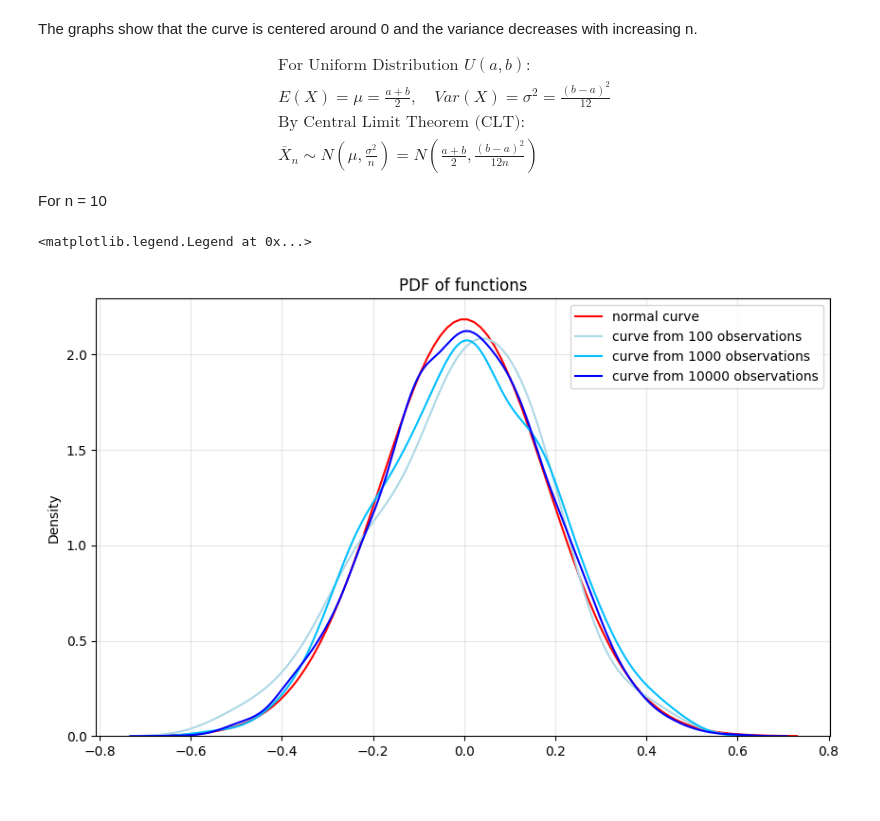
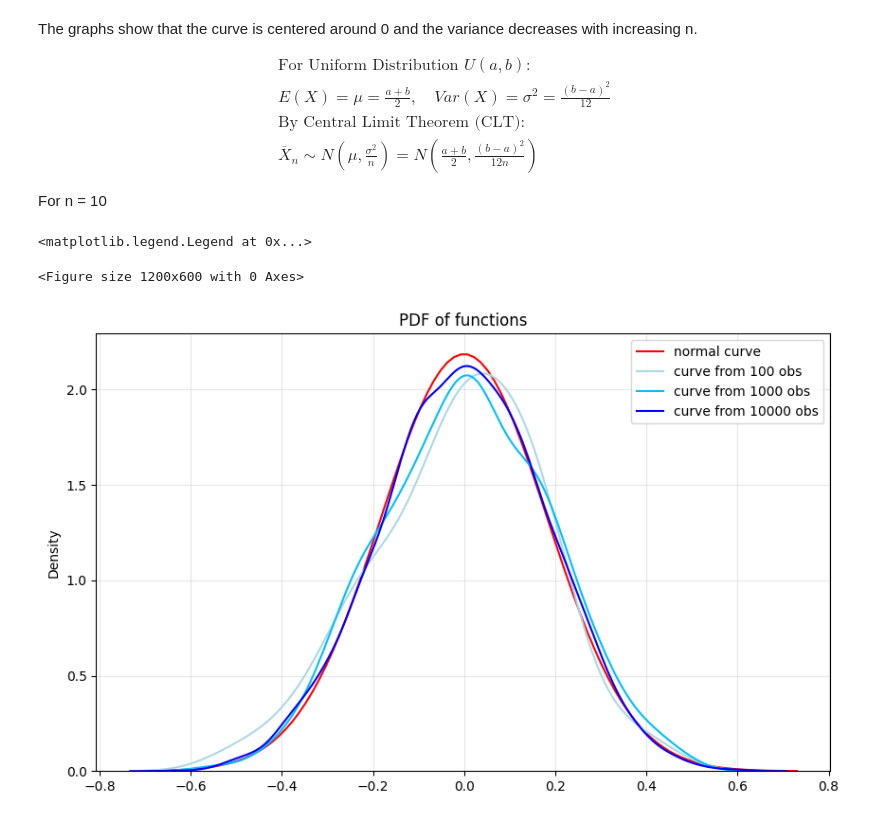
Before and after one commit to scamlumamontov/Projects, a Jupyter notebook: LLN and CLT/llnclt.ipynb, the cells around one changed output. Saved outputs shown, nothing was run; the diff lists cells and outputs as text; code cells hidden in the pictures.

```diff
--- a/LLN and CLT/llnclt.ipynb
+++ b/LLN and CLT/llnclt.ipynb
@@ -75,7 +75,7 @@ $$
 Case 1: Covariance decays over time
 # %%
 #AR proccess with rho = 0.98
-n = 3000
+n = 9000
 val = np.random.normal(0, 1, n)
 avg = np.cumsum(val) / np.arange(1, n + 1)
 
@@ -112,13 +112,12 @@ def get_block(n): #Block of AR-vars with size n
     val = np.random.normal(0, 1, n)
     rho = 0.98
     data = np.zeros(n)
-    data[0] = np.random.normal(0, 1)
     for t in range(1, n):
         data[t] = rho * data[t-1] + np.random.normal(0, 1)
     return val, data
 
 vals, datas = [], []
-n = 300
+n = 600
 for i in range(n):
     val, data = get_block(10)
     vals.append(val)
@@ -133,7 +132,7 @@ plt.figure(figsize=(12, 6))
 plt.plot(vals, label='iid', color='green', alpha=0.8)
 plt.plot(datas, label=f'AR with rho={rho}', color='red', alpha=0.8)
 plt.axhline(y=0, color='black', linestyle='--', label='True Mean') #True mean = 0
-plt.title('Convergence of Blocks')
+plt.title('Convergence of AR Blocks (size 10)')
 plt.xlabel('Sample Size')
 plt.ylabel('Cumulative Average')
 plt.legend()
@@ -174,26 +173,28 @@ $$
 
 For n = 10
 # %%
-
+plt.figure(figsize=(12, 6))
 n = 10
 x = np.linspace(-1, 1, 200)
 fig, ax = plt.subplots(figsize=(10, 6))
-mu, sigma = 0, np.sqrt(4 / 120) #mean and std from formulas above
+mu, sigma = 0, np.sqrt(4 / 120 ) #mean and std from formulas above
+
 
 x_values = np.linspace(mu - 4*sigma, mu + 4*sigma, 100)
 y_values = sp.stats.norm.pdf(x_values, loc=mu, scale=sigma)
 ax.plot(x_values, y_values, color="red", label="normal curve")
 
 n_observations = [100, 1000, 10000]
 colors = ["lightblue", "deepskyblue", "blue"]
 plt.title("PDF of functions")
 
 for num in enumerate(n_observations):
     values = [sum([random.uniform(-1, 1) for i in range(n)]) / 10 for j in range(num[1])]
-    sns.kdeplot(values, label=f"curve from {num[1]} observations", color=colors[num[0]])
+    sns.kdeplot(values, label=f"curve from {num[1]} obs", color=colors[num[0]])
 
 plt.grid(True, alpha=0.3)
 plt.legend()
 # %% [output]
 <matplotlib.legend.Legend at 0x...>
+<Figure size 1200x600 with 0 Axes>
-[figure, old version]
+[figure, new version]
```
Also changed, not shown: parts of 4 cells of this notebook.
